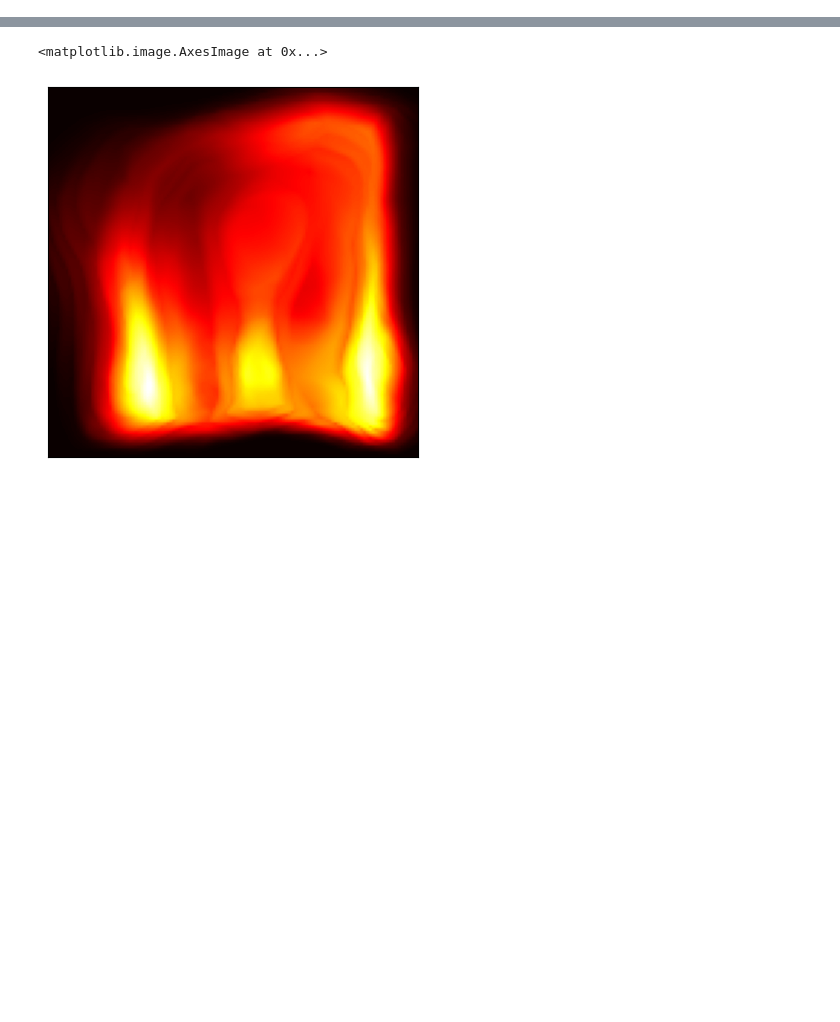
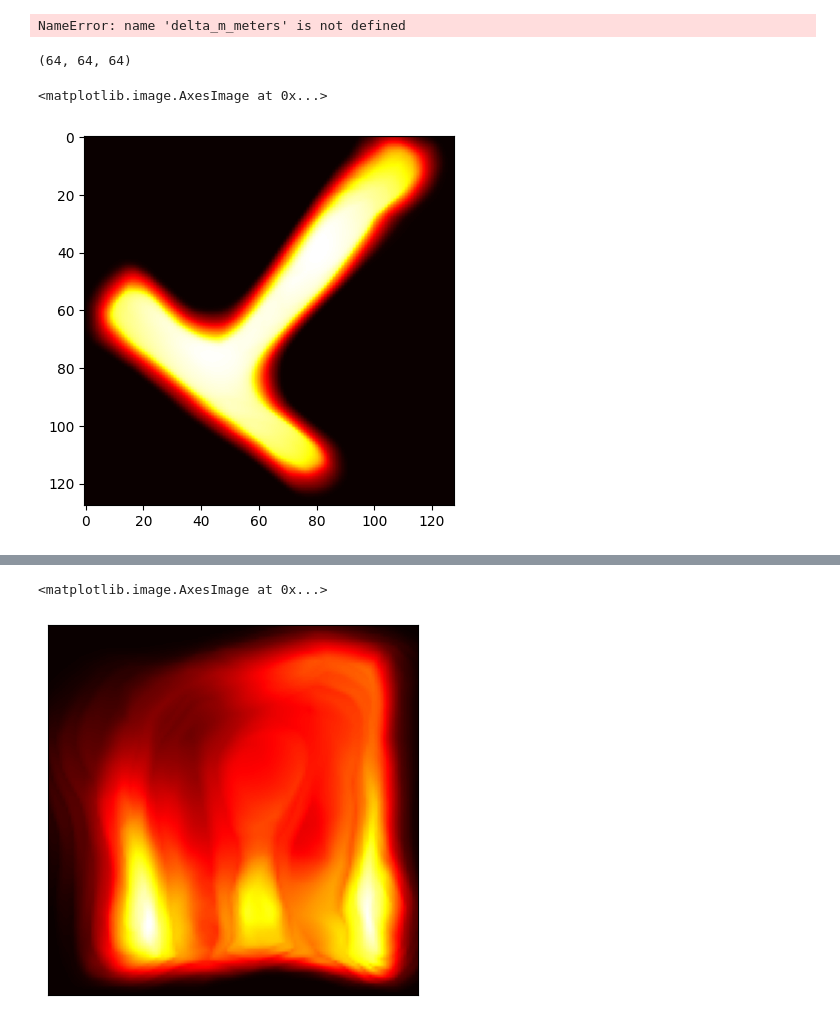
Before and after one commit to srodsanz/nlos-viewpoints, a Jupyter notebook: 202401_NETF_TF.ipynb, the cells around one changed output, grey strips where cells are left out. Cells and saved outputs as stored; diff of their text form; code cells hidden in the pictures; blank space fills up the shorter version.

```diff
--- a/202401_NETF_TF.ipynb
+++ b/202401_NETF_TF.ipynb
@@ -10,6 +13,6 @@ from matplotlib import pyplot as plt
 # %%
-sensor_x = 32
-sensor_y = 32
+sensor_x = 64
+sensor_y = 64
 scale = 1
 t_max = 256
 arg_start = 0
@@ -25,16 +28,18 @@ rw = scene.relay_wall()
 x_min, x_max = torch.min(rw[..., 0]) - r_max, torch.max(rw[..., 0]) + r_max
 y_min, y_max = torch.min(rw[..., 1]) - r_max, torch.max(rw[..., 1]) + r_max
 z_min, z_max = 0, r_max
+# %% [output]
+NameError: name 'delta_m_meters' is not defined
 # %%
 center = np.array([0, 0, 0.5])
 sensor_res_x = 128
 sensor_res_y = 128
 device_uri_gpu = "cuda:0"
 model = NLOSNeRF().to(device=device_uri_gpu)
-dict_ = torch.load("./data/models/usaf-single-oneshot-32-b4-lcs.pth")
+dict_ = torch.load("./data/models/T-scene-single-oneshot-64-b8.pth")
 model.load_state_dict(dict_["model_state_dict"])
-dx = 1 / np.sqrt(2)
-dy = 1 / np.sqrt(2)
+dx = 1
+dy = 1
 dz = 1 / np.sqrt(2)
 xv = torch.linspace(start=center[0]+(dx/2), end=center[0]-(dx/2), steps=sensor_res_x)
 yv = torch.linspace(start=center[1]+(dy/2), end=center[1]-(dy/2), steps=sensor_res_y)
@@ -46,4 +51,14 @@ stack_input = torch.cat((stack_pts, stack_dirs), dim=-1)
 with torch.no_grad():
     result = model(model.fourier_encoding(stack_input, x_min=x_min, x_max=x_max, y_min=y_min, y_max=y_max, z_min=z_min, z_max=z_max).to(device=device_uri_gpu))
     result = torch.prod(result, dim=-1).detach().cpu().numpy()
-    rec = np.max(result, axis=-1)
+# %%
+result.shape
+# %% [output]
+(64, 64, 64)
+# %%
+fig, ax = plt.subplots()
+rec = np.max(result, axis=-1)
+ax.imshow(rec, cmap="hot")
+# %% [output]
+<matplotlib.image.AxesImage at 0x...>
+[figure, added]
```
Also changed, not shown: parts of 17 cells of this notebook, 55 other files.
